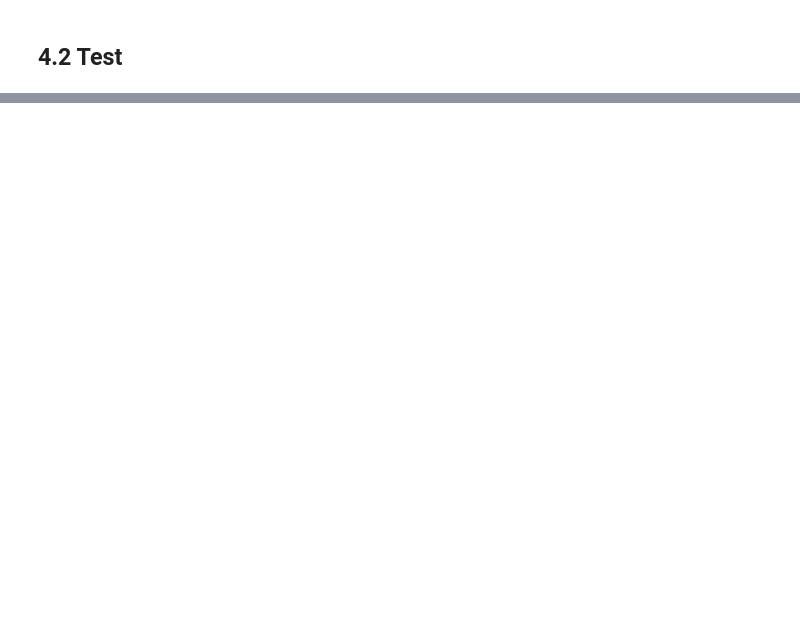
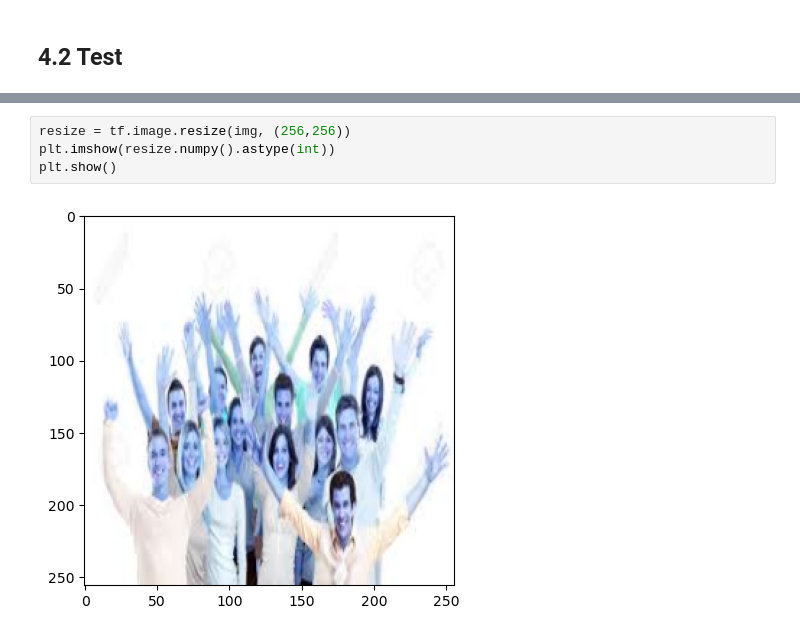
Before and after one commit to Nargesmohammadi/Emotion-Detection-CNN, a Jupyter notebook: Emotion Detection.ipynb, the cells around one changed output, grey strips where cells are left out. Drawn from its saved outputs; the diff is of its cells as text; blank space fills up the shorter version.

```diff
--- a/Emotion Detection.ipynb
+++ b/Emotion Detection.ipynb
@@ -442,0 +499,6 @@ img = cv2.imread
+# %%
+resize = tf.image.resize(img, (256,256))
+plt.imshow(resize.numpy().astype(int))
+plt.show()
+# %% [output]
+[figure, added]
```
Also changed, not shown: parts of 24 cells of this notebook, 11 other files.
